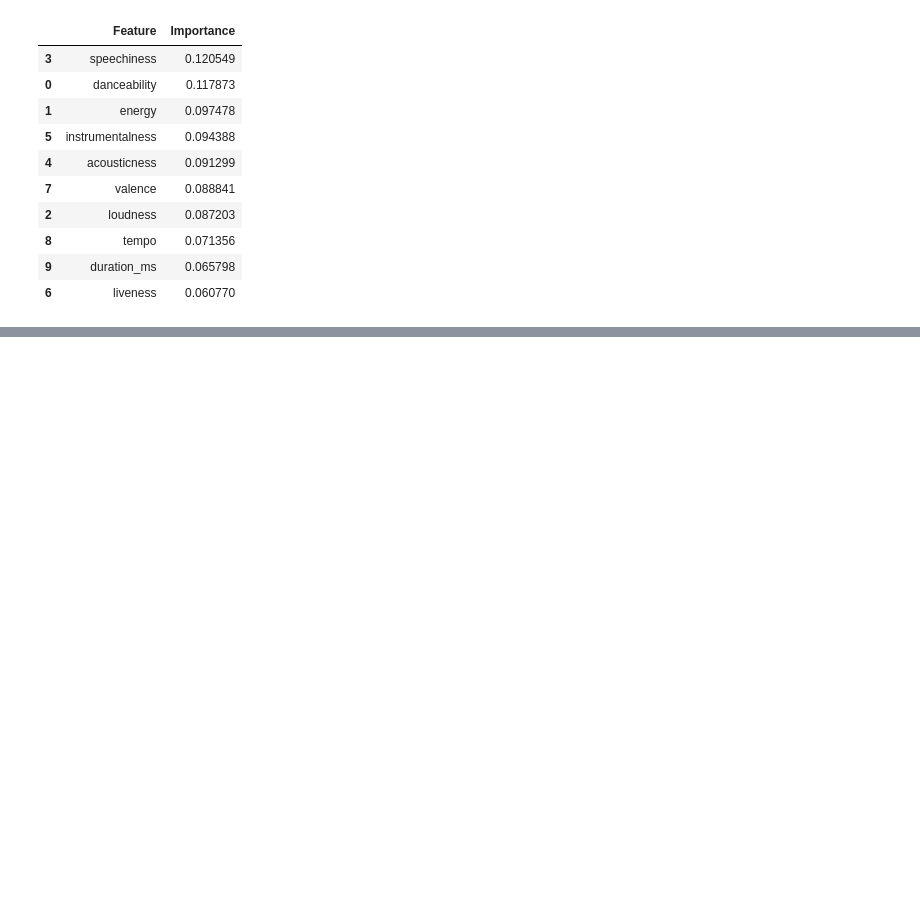
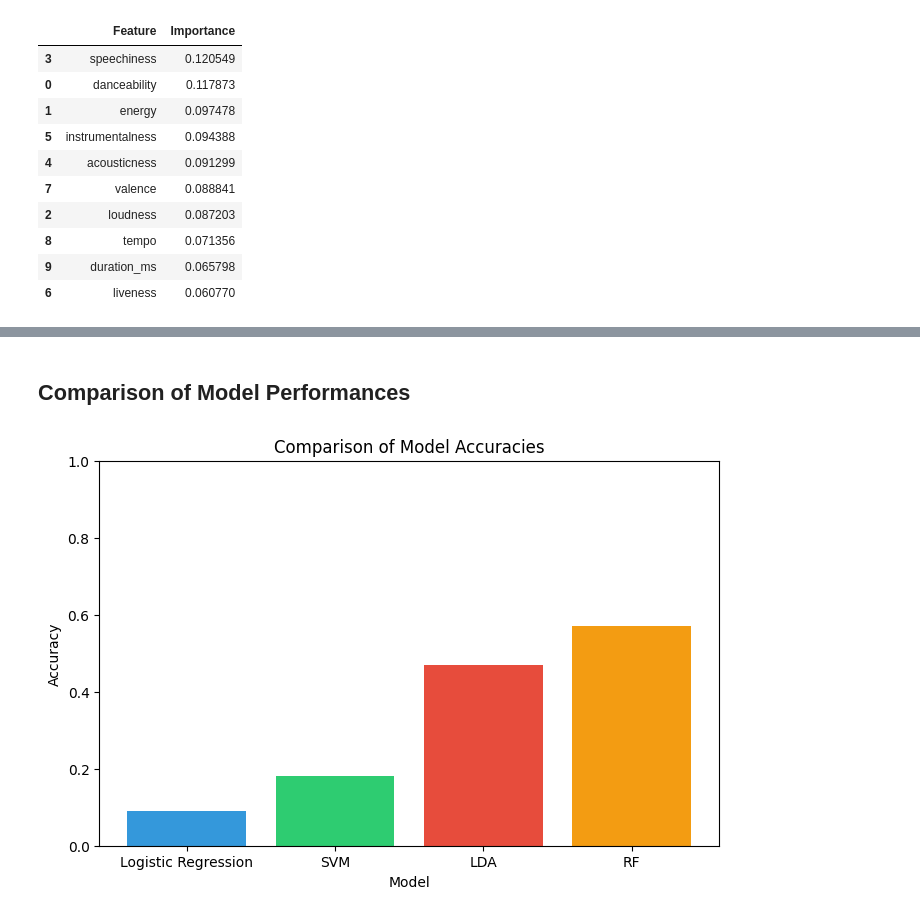
Before and after one commit to jbrismor/DSAN5300, a Jupyter notebook: docs/genre_prediction.ipynb, the cells around one changed output, grey strips where cells are left out. Drawn from its saved outputs; the diff is of its cells as text; code cells hidden in the pictures; blank space fills up the shorter version.

```diff
--- a/docs/genre_prediction.ipynb
+++ b/docs/genre_prediction.ipynb
@@ -384,0 +401,19 @@ features_df.head(10)
+# %% [markdown]
+## Comparison of Model Performances
+# %%
+import matplotlib.pyplot as plt
+
+# Accuracy values
+accuracies = [0.09, 0.18, 0.47, 0.57]
+models = ['Logistic Regression', 'SVM', 'LDA', 'RF']
+
+# Create bar chart for accuracies
+plt.figure(figsize=(8, 5))
+plt.bar(models, accuracies, color=['#3498db', '#2ecc71', '#e74c3c', '#f39c12'])
+plt.xlabel('Model')
+plt.ylabel('Accuracy')
+plt.title('Comparison of Model Accuracies')
+plt.ylim(0, 1)
+plt.show()
+# %% [output]
+[figure, added]
```
Also changed, not shown: parts of 1 cell of this notebook.
